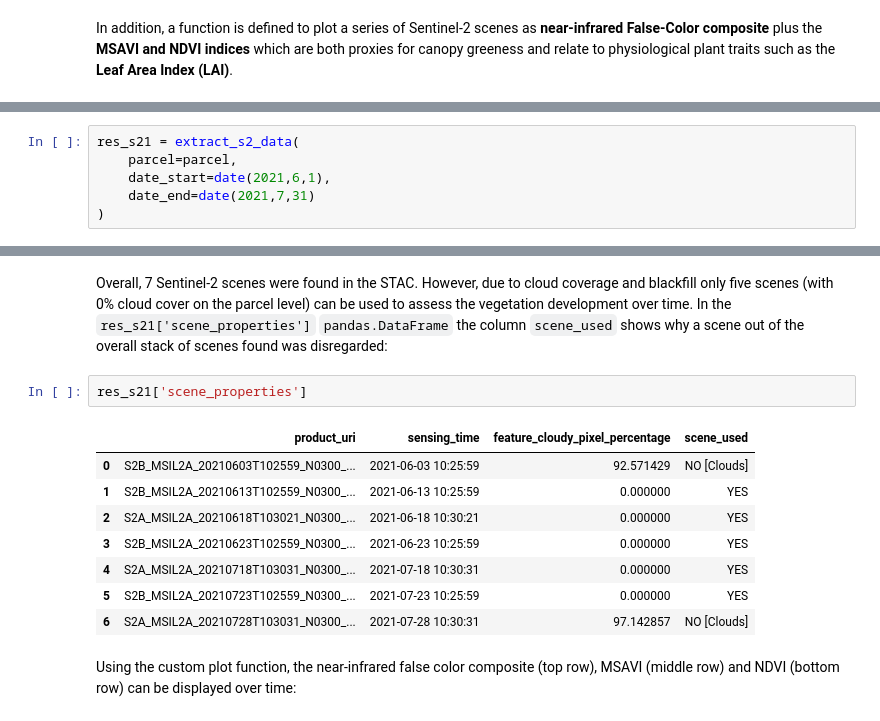
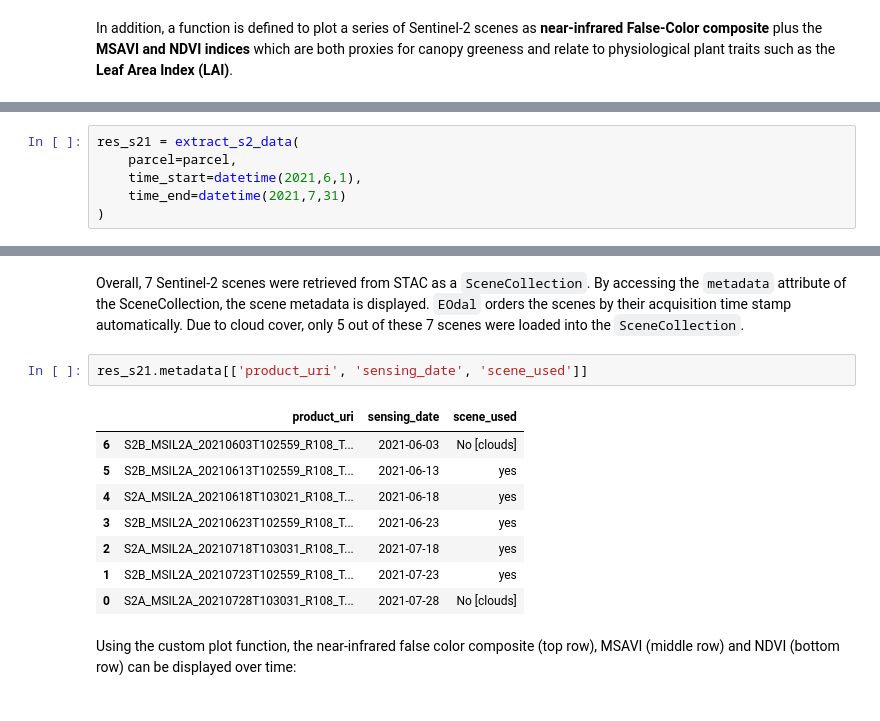
Before and after one commit to EOA-team/eodal_notebooks, a Jupyter notebook: notebooks/Sentinel-2/sentinel2_crop_growing_conditions.ipynb, the cells around one changed output, grey strips where cells are left out. Saved outputs shown, nothing was run; the diff lists cells and outputs as text.

```diff
--- a/notebooks/Sentinel-2/sentinel2_crop_growing_conditions.ipynb
+++ b/notebooks/Sentinel-2/sentinel2_crop_growing_conditions.ipynb
@@ -414,7 +406,7 @@ Data before, during and after the most heavy rainfall events is extracted betwee
 # %%
 res_s21 = extract_s2_data(
     parcel=parcel,
-    date_start=date(2021,6,1),
-    date_end=date(2021,7,31)
+    time_start=datetime(2021,6,1),
+    time_end=datetime(2021,7,31)
 )
 # %% [output]
@@ -428,16 +415,16 @@ res_s21 = extract_s2_data(
 # %% [markdown]
-Overall, 7 Sentinel-2 scenes were found in the STAC. However, due to cloud coverage and blackfill only five scenes (with 0% cloud cover on the parcel level) can be used to assess the vegetation development over time. In the `res_s21['scene_properties']` `pandas.DataFrame` the column `scene_used` shows why a scene out of the overall stack of scenes found was disregarded:
+Overall, 7 Sentinel-2 scenes were retrieved from STAC as a `SceneCollection`. By accessing the `metadata` attribute of the SceneCollection, the scene metadata is displayed. `EOdal` orders the scenes by their acquisition time stamp automatically. Due to cloud cover, only 5 out of these 7 scenes were loaded into the `SceneCollection`.
 # %%
-res_s21['scene_properties']
+res_s21.metadata[['product_uri', 'sensing_date', 'scene_used']]
 # %% [output]
-|  | product_uri | sensing_time | feature_cloudy_pixel_percentage | scene_used |
-| 0 | S2B_MSIL2A_20210603T102559_N0300_... | 2021-06-03 10:25:59 | 92.571429 | NO [Clouds] |
-| 1 | S2B_MSIL2A_20210613T102559_N0300_... | 2021-06-13 10:25:59 | 0.000000 | YES |
-| 2 | S2A_MSIL2A_20210618T103021_N0300_... | 2021-06-18 10:30:21 | 0.000000 | YES |
-| 3 | S2B_MSIL2A_20210623T102559_N0300_... | 2021-06-23 10:25:59 | 0.000000 | YES |
-| 4 | S2A_MSIL2A_20210718T103031_N0300_... | 2021-07-18 10:30:31 | 0.000000 | YES |
-| 5 | S2B_MSIL2A_20210723T102559_N0300_... | 2021-07-23 10:25:59 | 0.000000 | YES |
-| 6 | S2A_MSIL2A_20210728T103031_N0300_... | 2021-07-28 10:30:31 | 97.142857 | NO [Clouds] |
+|  | product_uri | sensing_date | scene_used |
+| 6 | S2B_MSIL2A_20210603T102559_R108_T... | 2021-06-03 | No [clouds] |
+| 5 | S2B_MSIL2A_20210613T102559_R108_T... | 2021-06-13 | yes |
+| 4 | S2A_MSIL2A_20210618T103021_R108_T... | 2021-06-18 | yes |
+| 3 | S2B_MSIL2A_20210623T102559_R108_T... | 2021-06-23 | yes |
+| 2 | S2A_MSIL2A_20210718T103031_R108_T... | 2021-07-18 | yes |
+| 1 | S2B_MSIL2A_20210723T102559_R108_T... | 2021-07-23 | yes |
+| 0 | S2A_MSIL2A_20210728T103031_R108_T... | 2021-07-28 | No [clouds] |
 # %% [markdown]
 Using the custom plot function, the near-infrared false color composite (top row), MSAVI (middle row) and NDVI (bottom row) can be displayed over time:
 # %%
```
Also changed, not shown: parts of 23 cells of this notebook, 5 other files.
